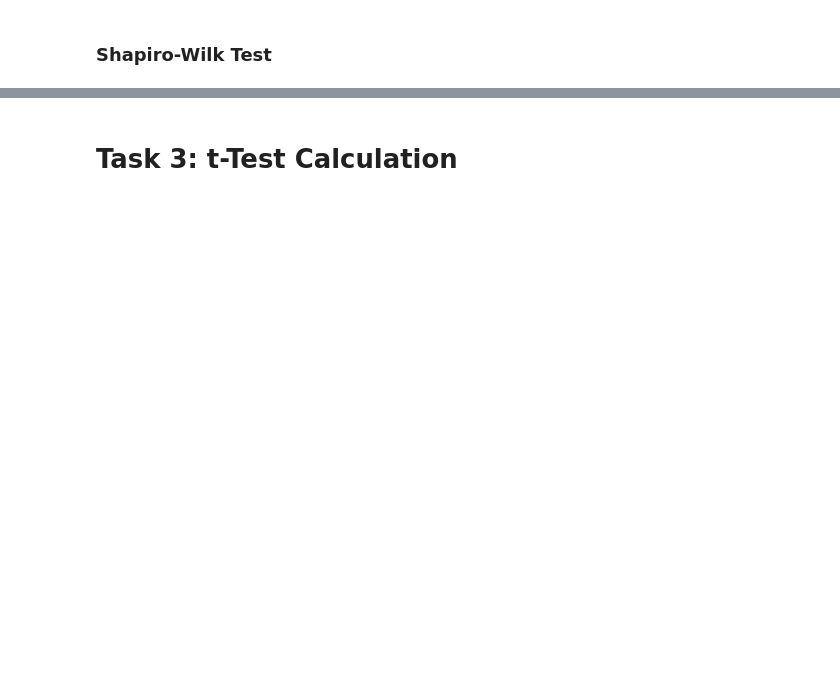
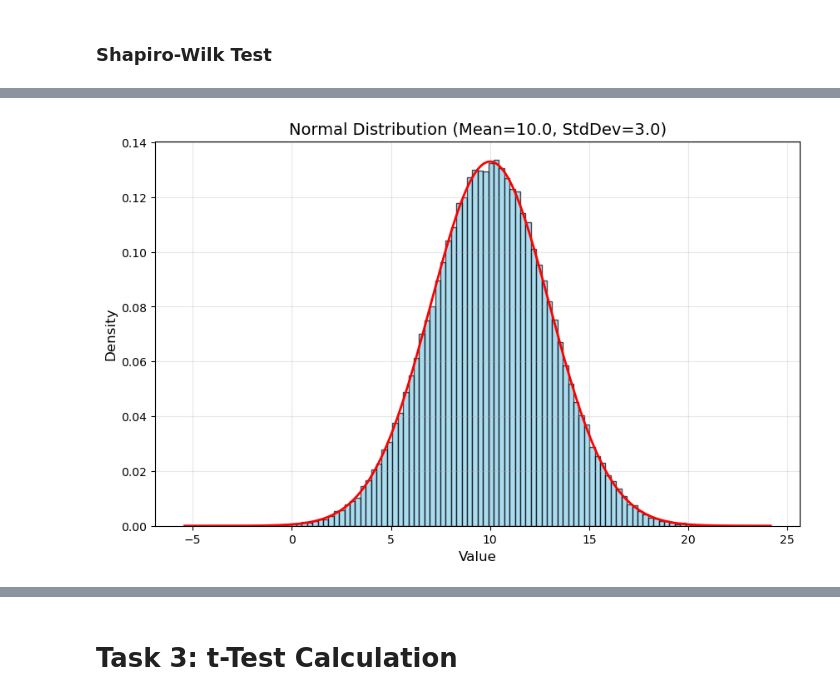
Before and after one commit to AndreaCignoni/applied_statistics_assessment, a Jupyter notebook: tasks.ipynb, the cells around one changed output, grey strips where cells are left out. Cells and saved outputs as stored; diff of their text form; code cells hidden in the pictures; blank space fills up the shorter version.

Commit message:
Plotting the probability density function and performing the Shapiro- Wilkins test

```diff
--- a/tasks.ipynb
+++ b/tasks.ipynb
@@ -888,0 +551,6 @@ stats.probplot(data, dist='norm', plot=ax);
+# %%
+# Generate one hundred thousand values with mean 10.0 and standard deviation 3.0.
+sample = np.random.normal(loc=10.0,scale=3.0, size=100000)
+
+# Show.
+sample
@@ -902,13 +568,0 @@ https://en.wikipedia.org/wiki/97.5th_percentile_point
-# %%
-# Adapted from https://stackoverflow.com/questions/10138085/how-to-plot-normal-distribution
-
-# Create a blank plot.
-fig, ax = plt.subplots()
-
-# X values.
-x = np.linspace(-4.0,4.0, 1000)
-
-# Plot the normal distribution.
-plt.plot(x, stats.norm.pdf(x))
-
-plt.fill_between(x, stats.norm.pdf(x), where=(x< -1.96) | (x>1.96), color='red', alpha=0.5);
@@ -918,0 +601,25 @@ plt.fill_between(x, stats.norm.pdf(x), where=(x< -1.96) | (x>1.96), color='red',
+# %%
+# Create histogram to show the distribution.
+plt.figure(figsize=(10, 6))
+plt.hist(sample, bins=100, density=True, color='skyblue', alpha=0.7, edgecolor='black')
+
+# Create an x range for the PDF plot (similar to the range of the sample data).
+xmin, xmax = plt.xlim()  # Get the limits of the x-axis.
+x = np.linspace(xmin, xmax, 1001)  # Generate 1001 points between xmin and xmax.
+
+# Calculate the PDF using the custom function.
+y = f(x, mu=10.0, sigma=3.0)
+
+# Overlay the PDF on the histogram.
+plt.plot(x, y, 'r', lw=2)  # Plot the PDF as a red line.
+
+# Set title and labels.
+plt.title(f"Normal Distribution (Mean={10.0}, StdDev={3.0})", fontsize=14)
+plt.xlabel("Value", fontsize=12)
+plt.ylabel("Density", fontsize=12)
+plt.grid(alpha=0.3)
+
+# Show the plot.
+plt.show()
+# %% [output]
+[figure, added]
```
Also changed, not shown: parts of 72 cells of this notebook.
